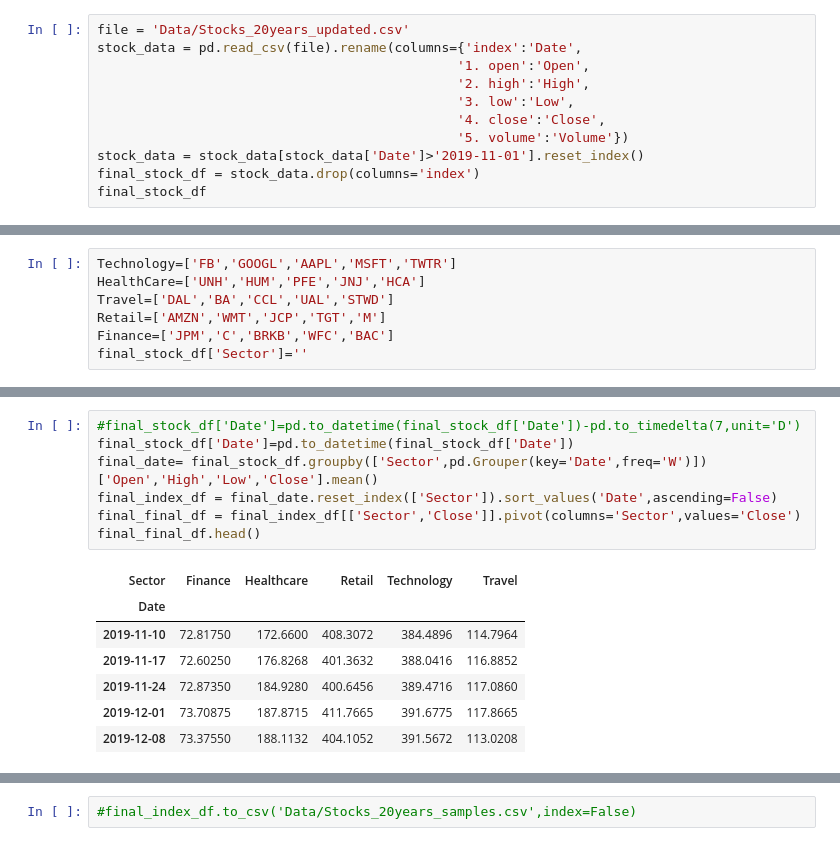
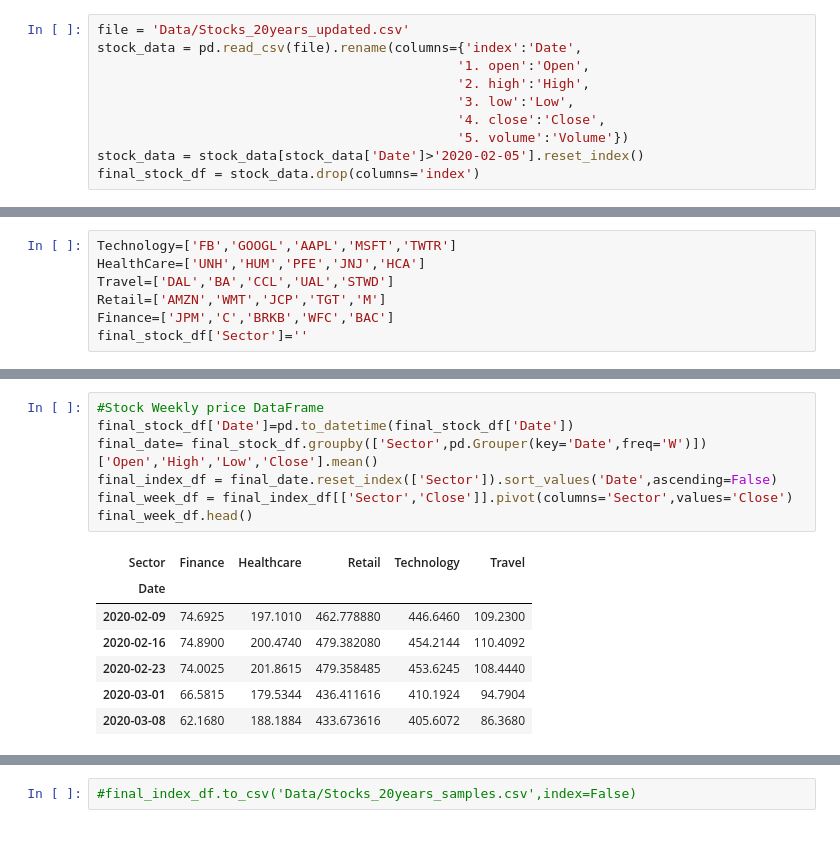
Before and after one commit to arohipant/WolfGang-Project-1, a Jupyter notebook: Project Files/Project.ipynb, the cells around one changed output, grey strips where cells are left out. Drawn from its saved outputs; the diff is of its cells as text.

```diff
--- a/Project Files/Project.ipynb
+++ b/Project Files/Project.ipynb
@@ -51,6 +53,5 @@ stock_data = pd.read_csv(file).rename(columns={'index':'Date',
                                               '3. low':'Low',
                                               '4. close':'Close',
                                               '5. volume':'Volume'})
-stock_data = stock_data[stock_data['Date']>'2019-11-01'].reset_index()
+stock_data = stock_data[stock_data['Date']>'2020-02-05'].reset_index()
 final_stock_df = stock_data.drop(columns='index')
-final_stock_df
@@ -122,15 +95,15 @@ final_stock_df
 # %%
-#final_stock_df['Date']=pd.to_datetime(final_stock_df['Date'])-pd.to_timedelta(7,unit='D')
+#Stock Weekly price DataFrame
 final_stock_df['Date']=pd.to_datetime(final_stock_df['Date'])
 final_date= final_stock_df.groupby(['Sector',pd.Grouper(key='Date',freq='W')])['Open','High','Low','Close'].mean()
 final_index_df = final_date.reset_index(['Sector']).sort_values('Date',ascending=False)
-final_final_df = final_index_df[['Sector','Close']].pivot(columns='Sector',values='Close')
-final_final_df.head()
+final_week_df = final_index_df[['Sector','Close']].pivot(columns='Sector',values='Close')
+final_week_df.head()
 # %% [output]
 | Sector | Finance | Healthcare | Retail | Technology | Travel |
 | Date |  |  |  |  |  |
-| 2019-11-10 | 72.81750 | 172.6600 | 408.3072 | 384.4896 | 114.7964 |
-| 2019-11-17 | 72.60250 | 176.8268 | 401.3632 | 388.0416 | 116.8852 |
-| 2019-11-24 | 72.87350 | 184.9280 | 400.6456 | 389.4716 | 117.0860 |
-| 2019-12-01 | 73.70875 | 187.8715 | 411.7665 | 391.6775 | 117.8665 |
-| 2019-12-08 | 73.37550 | 188.1132 | 404.1052 | 391.5672 | 113.0208 |
+| 2020-02-09 | 74.6925 | 197.1010 | 462.778880 | 446.6460 | 109.2300 |
+| 2020-02-16 | 74.8900 | 200.4740 | 479.382080 | 454.2144 | 110.4092 |
+| 2020-02-23 | 74.0025 | 201.8615 | 479.358485 | 453.6245 | 108.4440 |
+| 2020-03-01 | 66.5815 | 179.5344 | 436.411616 | 410.1924 | 94.7904 |
+| 2020-03-08 | 62.1680 | 188.1884 | 433.673616 | 405.6072 | 86.3680 |
```
Also changed, not shown: parts of 16 cells of this notebook, 1 other file.
